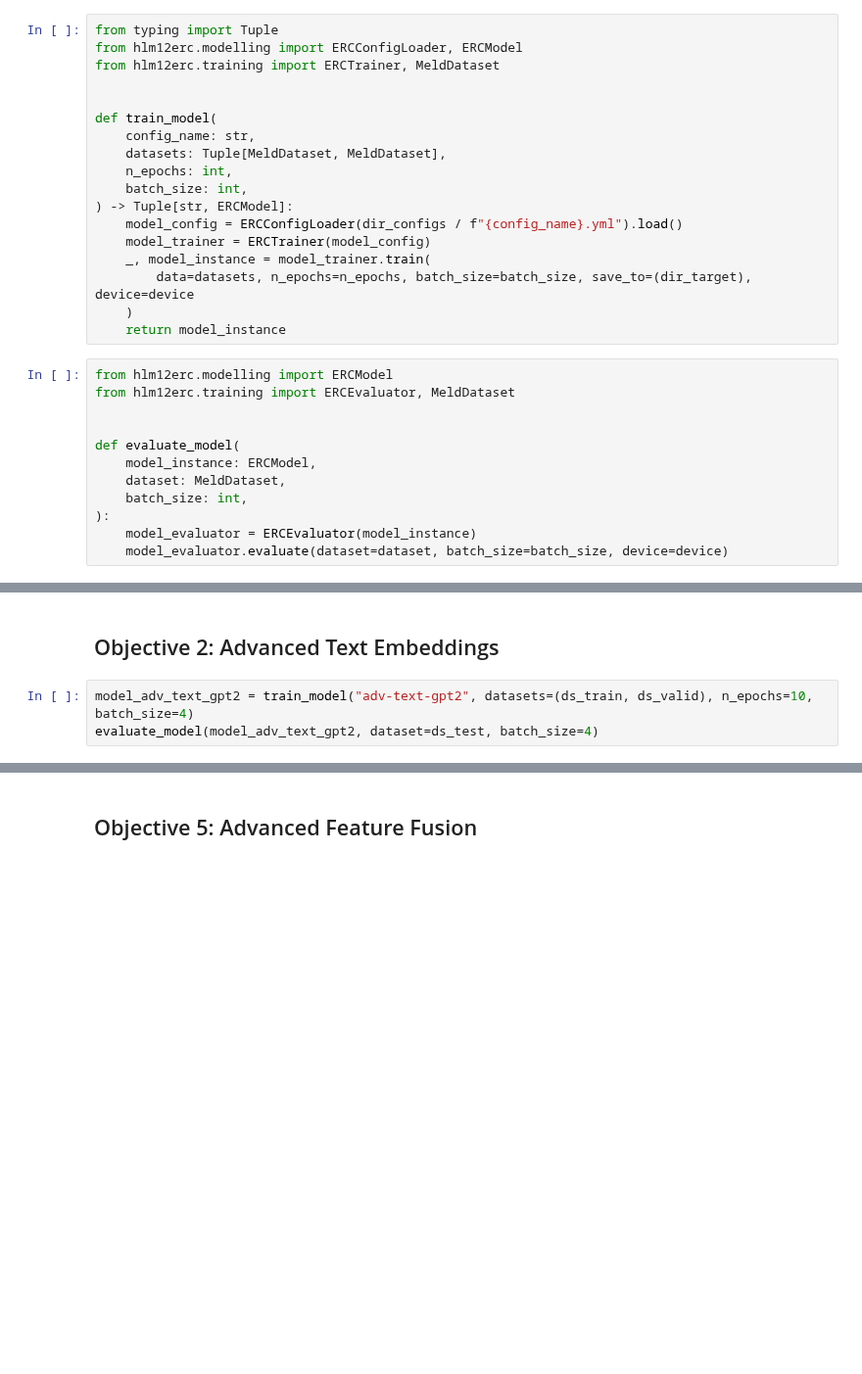
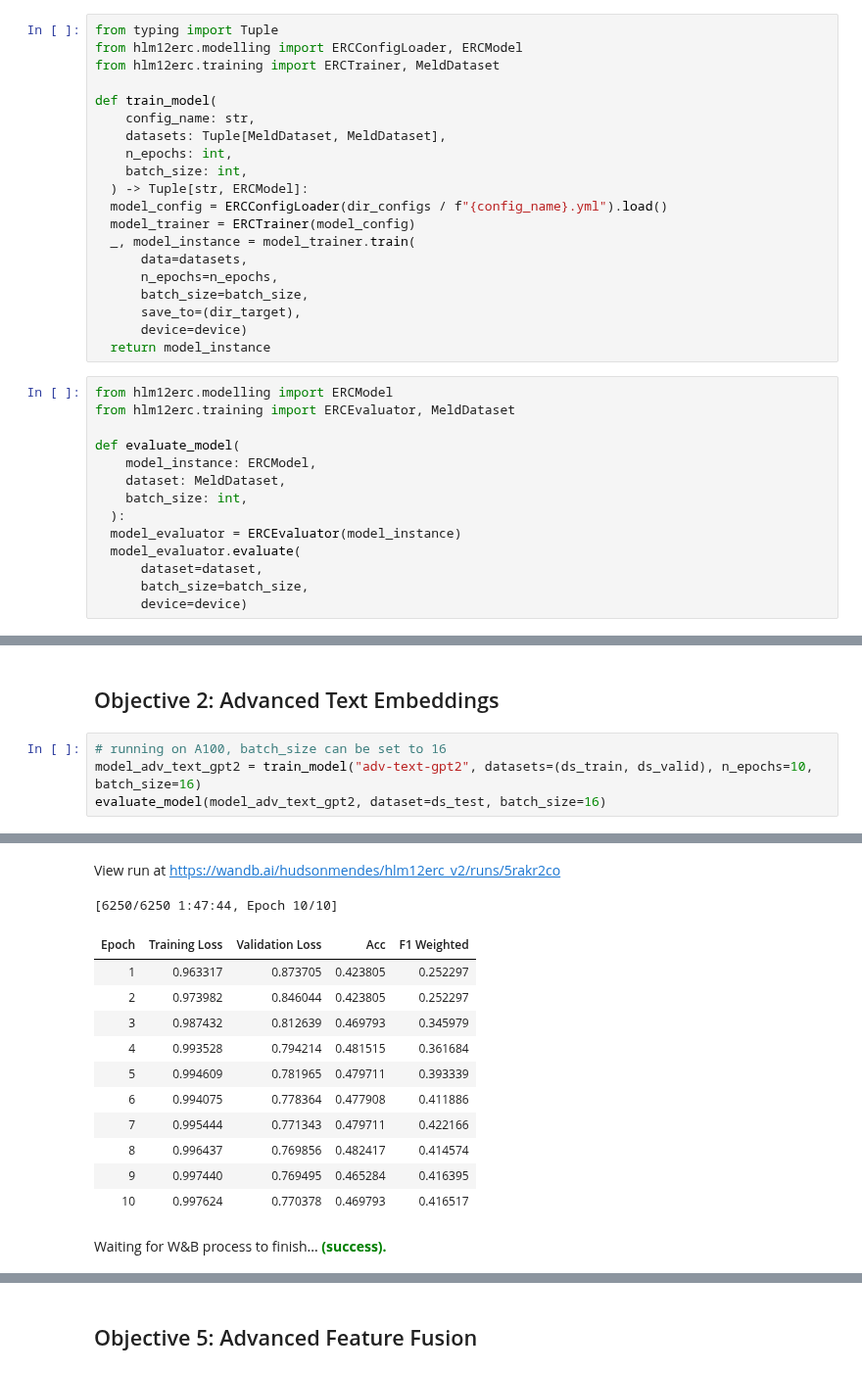
Before and after one commit to hudsonmendes/uolondon-cm3070-fp, a Jupyter notebook: dev/mlops.ipynb, the cells around one changed output, grey strips where cells are left out. Shown at 98% size. Drawn from its saved outputs; the diff is of its cells as text; blank space fills up the shorter version.

```diff
--- a/dev/mlops.ipynb
+++ b/dev/mlops.ipynb
@@ -413,32 +410,36 @@ True
 from typing import Tuple
 from hlm12erc.modelling import ERCConfigLoader, ERCModel
 from hlm12erc.training import ERCTrainer, MeldDataset
-
 
 def train_model(
     config_name: str,
     datasets: Tuple[MeldDataset, MeldDataset],
     n_epochs: int,
     batch_size: int,
-) -> Tuple[str, ERCModel]:
-    model_config = ERCConfigLoader(dir_configs / f"{config_name}.yml").load()
-    model_trainer = ERCTrainer(model_config)
-    _, model_instance = model_trainer.train(
-        data=datasets, n_epochs=n_epochs, batch_size=batch_size, save_to=(dir_target), device=device
-    )
-    return model_instance
+  ) -> Tuple[str, ERCModel]:
+  model_config = ERCConfigLoader(dir_configs / f"{config_name}.yml").load()
+  model_trainer = ERCTrainer(model_config)
+  _, model_instance = model_trainer.train(
+      data=datasets,
+      n_epochs=n_epochs,
+      batch_size=batch_size,
+      save_to=(dir_target),
+      device=device)
+  return model_instance
 # %%
 from hlm12erc.modelling import ERCModel
 from hlm12erc.training import ERCEvaluator, MeldDataset
-
 
 def evaluate_model(
     model_instance: ERCModel,
     dataset: MeldDataset,
     batch_size: int,
-):
-    model_evaluator = ERCEvaluator(model_instance)
-    model_evaluator.evaluate(dataset=dataset, batch_size=batch_size, device=device)
+  ):
+  model_evaluator = ERCEvaluator(model_instance)
+  model_evaluator.evaluate(
+      dataset=dataset,
+      batch_size=batch_size,
+      device=device)
 # %% [markdown]
 ## Objective 1: Baseline Model
 # %% [markdown]
@@ -1008,5 +1003,7 @@ Run summary:
 # %% [markdown]
 ## Objective 2: Advanced Text Embeddings
 # %%
-model_adv_text_gpt2 = train_model("adv-text-gpt2", datasets=(ds_train, ds_valid), n_epochs=10, batch_size=4)
-evaluate_model(model_adv_text_gpt2, dataset=ds_test, batch_size=4)
+# running on A100, batch_size can be set to 16
+model_adv_text_gpt2 = train_model("adv-text-gpt2", datasets=(ds_train, ds_valid), n_epochs=10, batch_size=16)
+evaluate_model(model_adv_text_gpt2, dataset=ds_test, batch_size=16)
+# %% [output]
@@ -1012,0 +1017,14 @@ evaluate_model(model_adv_text_gpt2, dataset=ds_test, batch_size=4)
+View run at https://wandb.ai/hudsonmendes/hlm12erc_v2/runs/5rakr2co
+[6250/6250 1:47:44, Epoch 10/10]
+| Epoch | Training Loss | Validation Loss | Acc | F1 Weighted |
+| 1 | 0.963317 | 0.873705 | 0.423805 | 0.252297 |
+| 2 | 0.973982 | 0.846044 | 0.423805 | 0.252297 |
+| 3 | 0.987432 | 0.812639 | 0.469793 | 0.345979 |
+| 4 | 0.993528 | 0.794214 | 0.481515 | 0.361684 |
+| 5 | 0.994609 | 0.781965 | 0.479711 | 0.393339 |
+| 6 | 0.994075 | 0.778364 | 0.477908 | 0.411886 |
+| 7 | 0.995444 | 0.771343 | 0.479711 | 0.422166 |
+| 8 | 0.996437 | 0.769856 | 0.482417 | 0.414574 |
+| 9 | 0.997440 | 0.769495 | 0.465284 | 0.416395 |
+| 10 | 0.997624 | 0.770378 | 0.469793 | 0.416517 |
+Waiting for W&B process to finish... (success).
```
Also changed, not shown: parts of 22 cells of this notebook.
